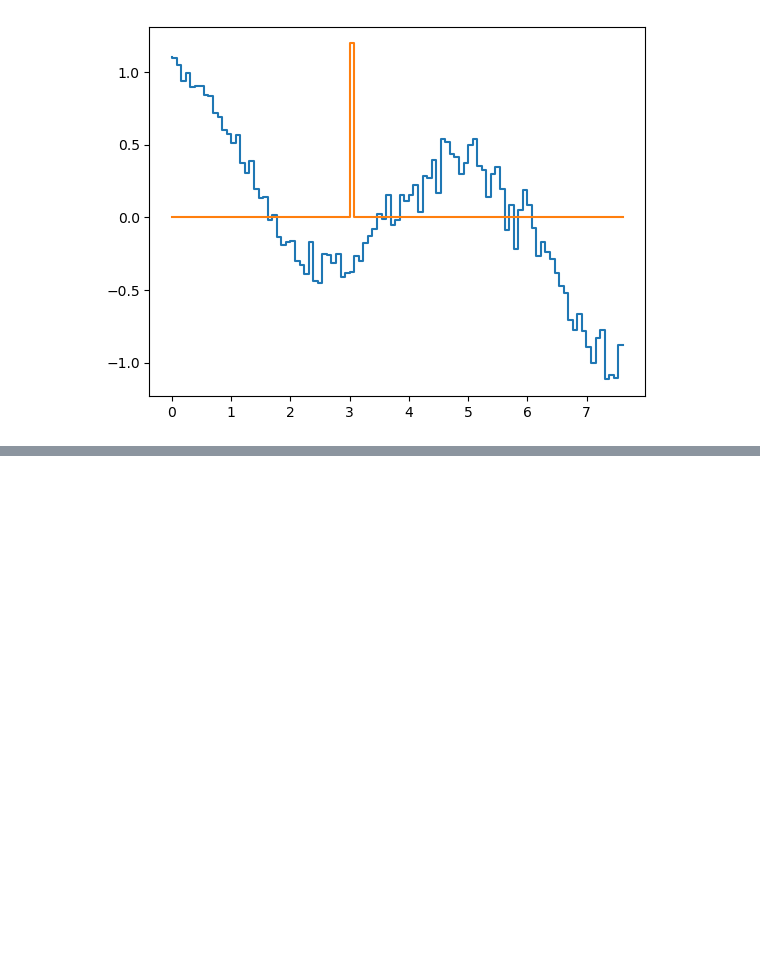
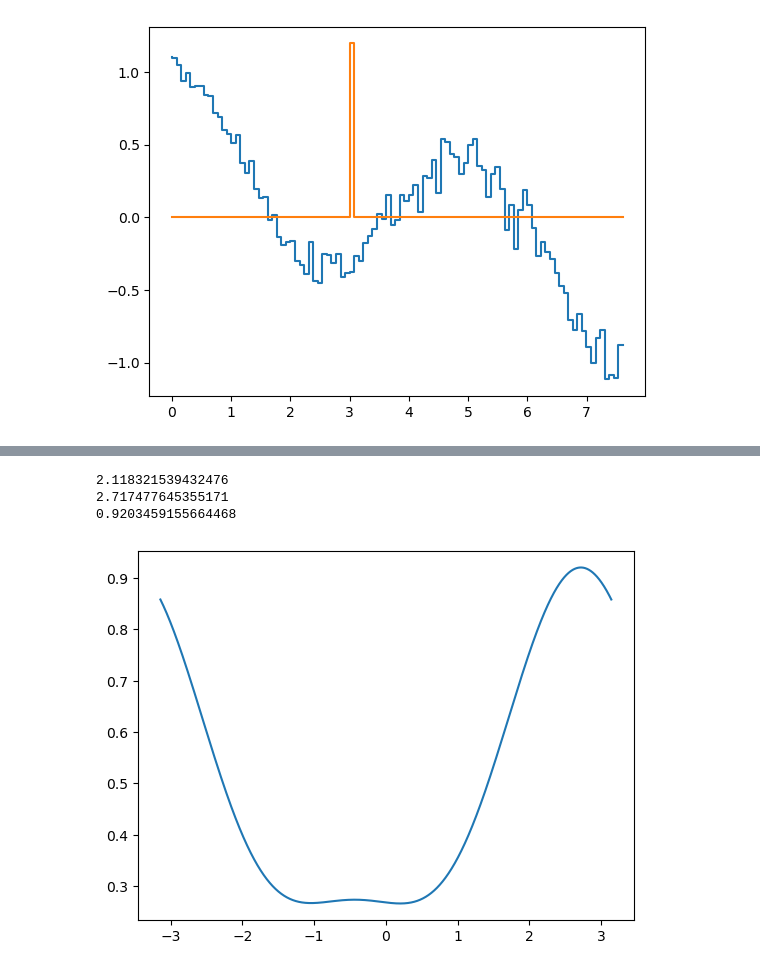
Before and after one commit to pmathur007/robust-rydberg-gates, a Jupyter notebook: goat_testing.ipynb, the cells around one changed output, grey strips where cells are left out. Cells and saved outputs as stored; diff of their text form; code cells hidden in the pictures; blank space fills up the shorter version.

```diff
--- a/goat_testing.ipynb
+++ b/goat_testing.ipynb
@@ -270,3 +297,21 @@ plt.show()
+# %%
+N = 10001
+phases = np.linspace(-np.pi, np.pi, N)
+fidelities = np.zeros(N)
+
+for i in range(N):
+    fidelities[i] = calculate_fidelity(results, single_qubit_phase=phases[i])
+print(res.x[-1])
+print(phases[np.argmax(fidelities)])
+print(np.max(fidelities))
+
+plt.plot(phases, fidelities)
+plt.show()
+# %% [output]
+2.118321539432476
+2.717477645355171
+0.9203459155664468
+[figure, added]
 # %%
 # save results
 import pickle
```
Also changed, not shown: parts of 6 cells of this notebook, 2 other files.
